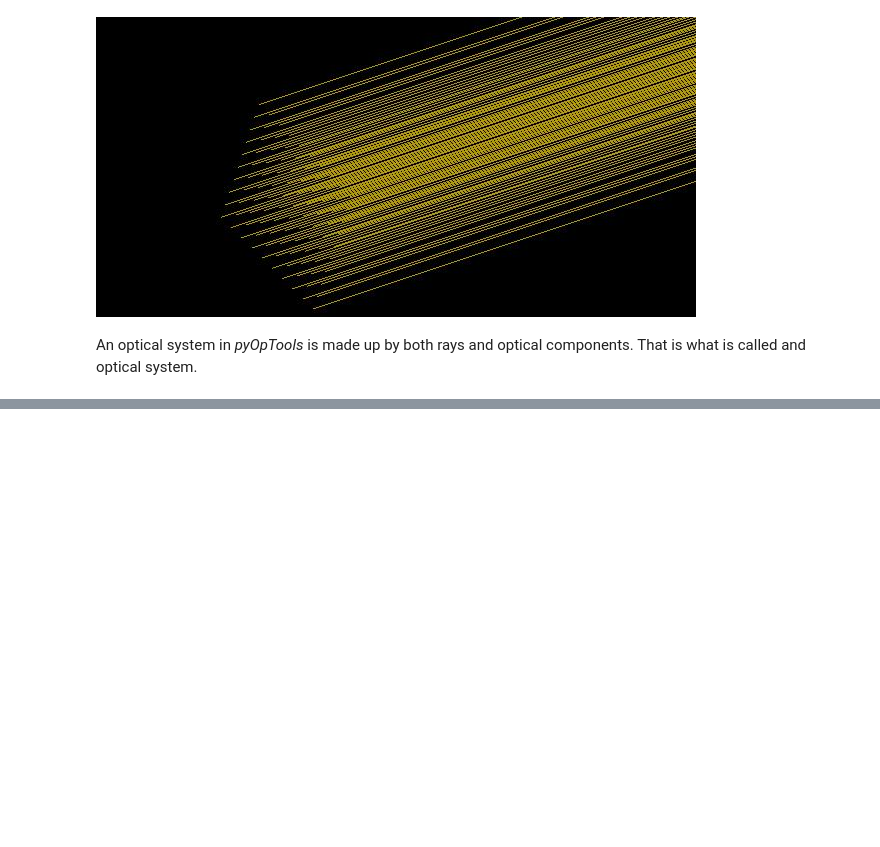
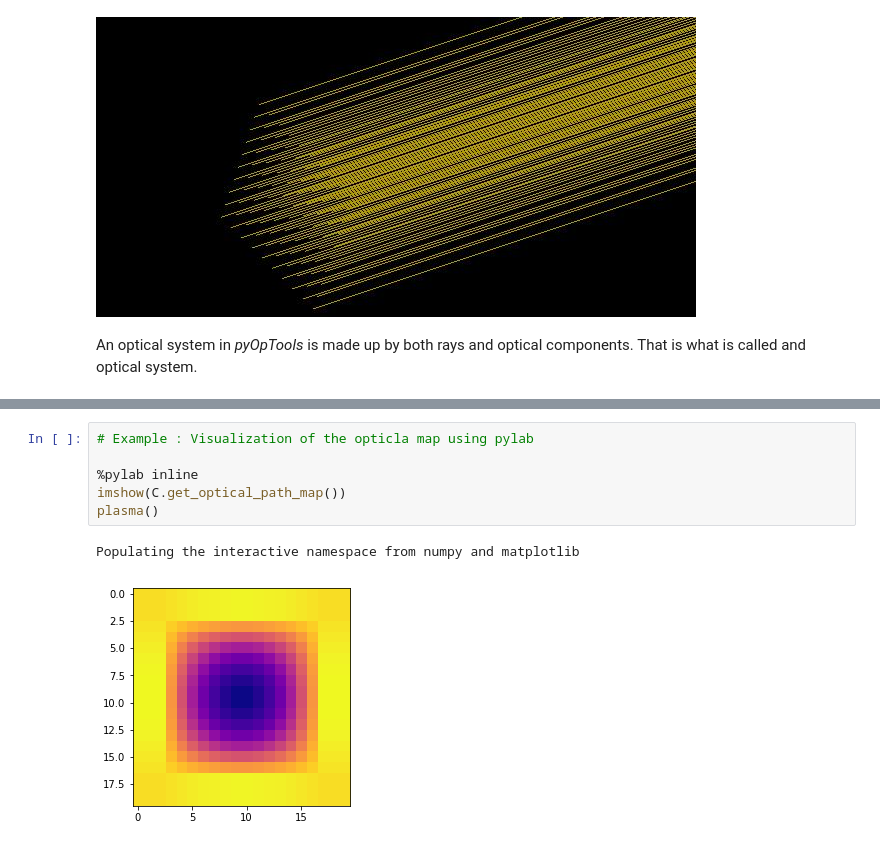
Before and after one commit to cihologramas/pyoptools, a Jupyter notebook: Tutorial.0.ipynb, the cells around one changed output, grey strips where cells are left out. Saved outputs shown, nothing was run; the diff lists cells and outputs as text; blank space fills up the shorter version.

```diff
--- a/Tutorial.0.ipynb
+++ b/Tutorial.0.ipynb
@@ -385,0 +480,9 @@ Plot3D(S,center=(0,0,100),size=(250,100),scale=4,rot=[(0,pi/2,0),(pi/20,-pi/10,0
+# %%
+# Example : Visualization of the opticla map using pylab
+
+%pylab inline
+imshow(C.get_optical_path_map())
+plasma()
+# %% [output]
+Populating the interactive namespace from numpy and matplotlib
+[figure, added]
```
Also changed, not shown: parts of 12 cells of this notebook.
